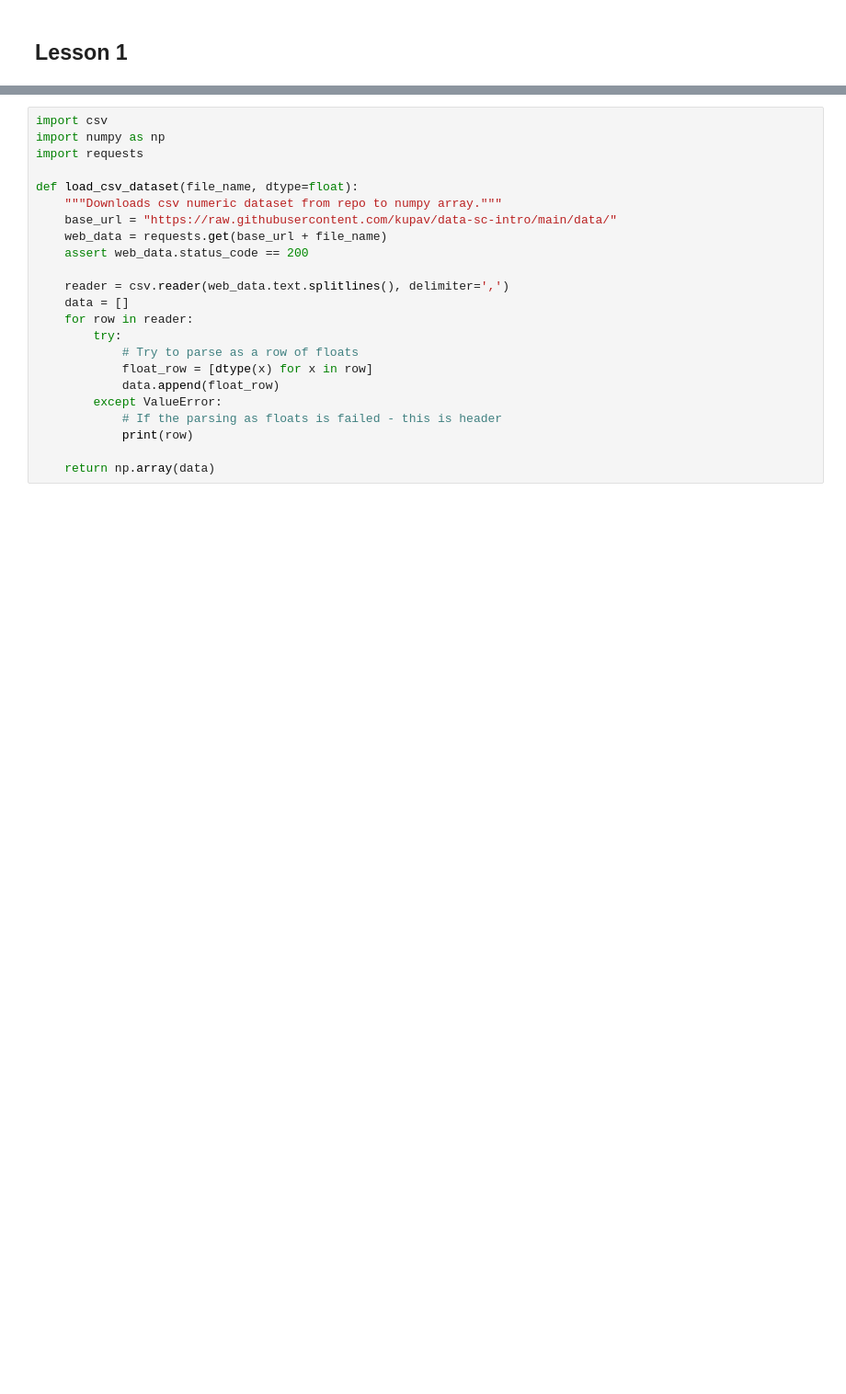
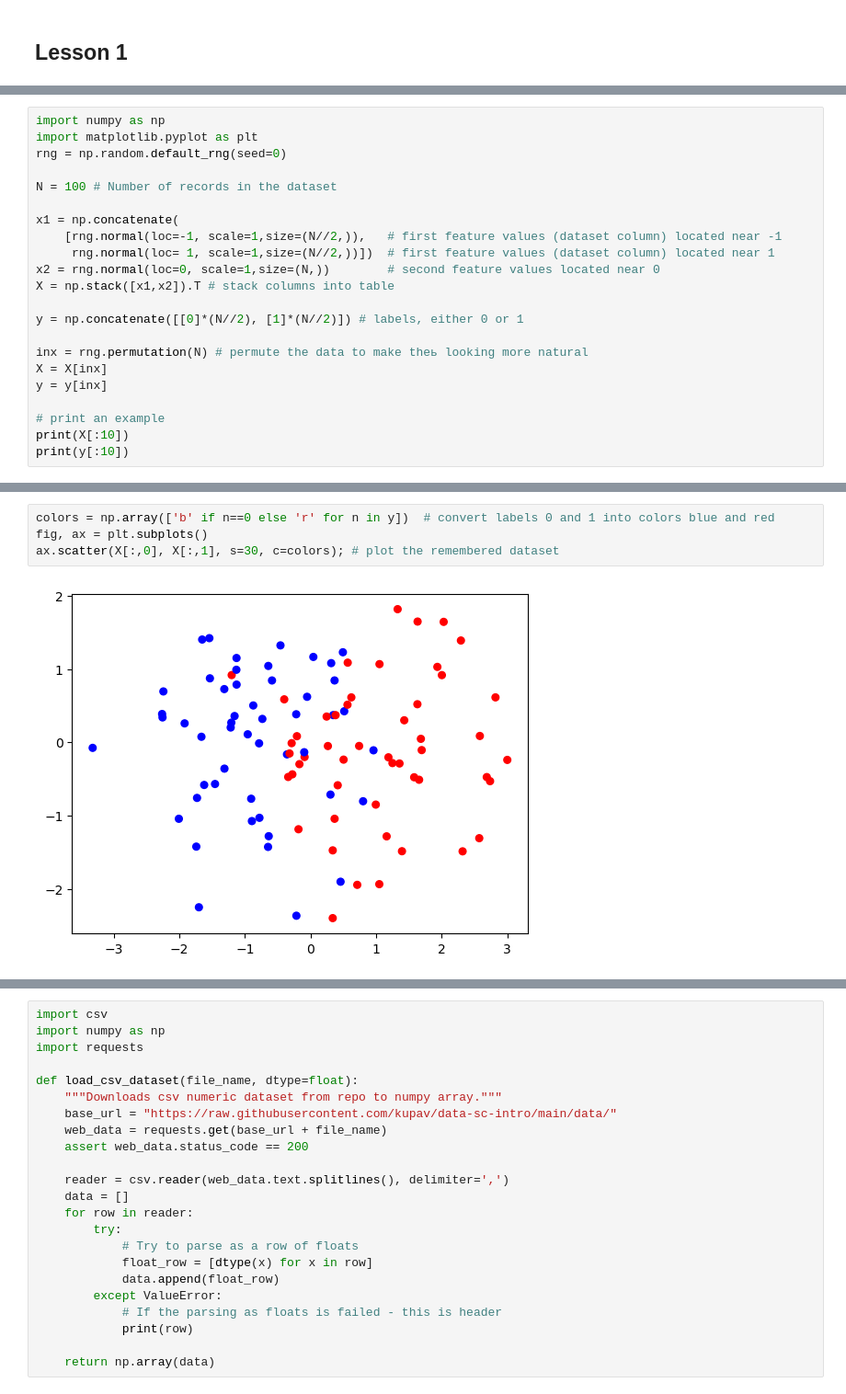
Before and after one commit to kupav/data-sc-intro, a Jupyter notebook: 12_k-nearest_neighbors.ipynb, the cells around one changed output, grey strips where cells are left out. Shown at 92% size. Saved outputs shown, nothing was run; the diff lists cells and outputs as text; blank space fills up the shorter version.

```diff
--- a/12_k-nearest_neighbors.ipynb
+++ b/12_k-nearest_neighbors.ipynb
@@ -40,0 +49,22 @@ If you want to know somebody's preferences, e.g. preferred shopping areas or cin
+# %%
+import numpy as np
+import matplotlib.pyplot as plt
+rng = np.random.default_rng(seed=0)
+
+N = 100 # Number of records in the dataset
+
+x1 = np.concatenate(
+    [rng.normal(loc=-1, scale=1,size=(N//2,)),   # first feature values (dataset column) located near -1
+     rng.normal(loc= 1, scale=1,size=(N//2,))])  # first feature values (dataset column) located near 1
+x2 = rng.normal(loc=0, scale=1,size=(N,))        # second feature values located near 0
+X = np.stack([x1,x2]).T # stack columns into table
+
+y = np.concatenate([[0]*(N//2), [1]*(N//2)]) # labels, either 0 or 1
+
+inx = rng.permutation(N) # permute the data to make theь looking more natural
+X = X[inx]
+y = y[inx]
+
+# print an example
+print(X[:10])
+print(y[:10])
@@ -40,0 +83,6 @@ If you want to know somebody's preferences, e.g. preferred shopping areas or cin
+# %%
+colors = np.array(['b' if n==0 else 'r' for n in y])  # convert labels 0 and 1 into colors blue and red
+fig, ax = plt.subplots()
+ax.scatter(X[:,0], X[:,1], s=30, c=colors); # plot the remembered dataset
+# %% [output]
+[figure, added]
```
Also changed, not shown: parts of 72 cells of this notebook, 10 other files.
